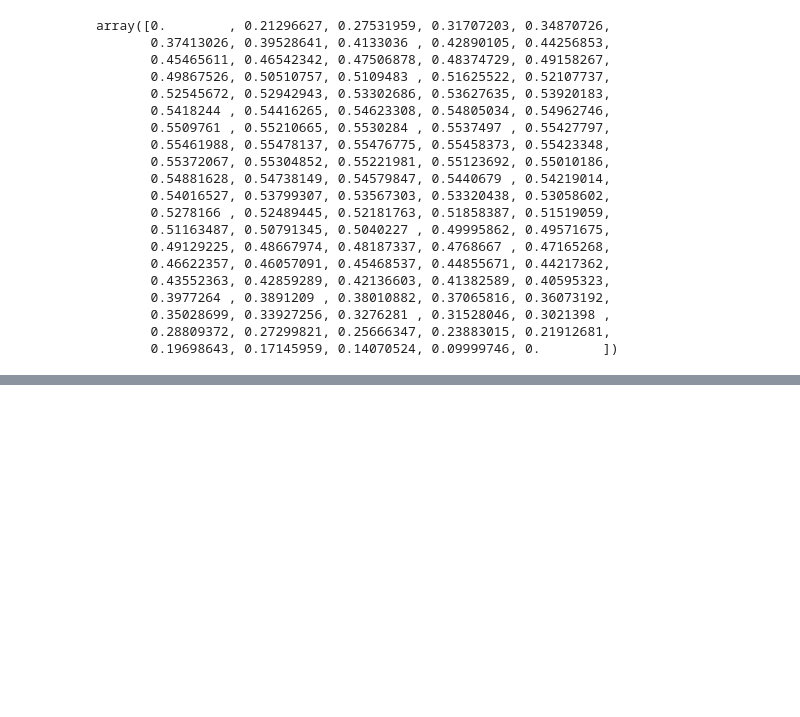
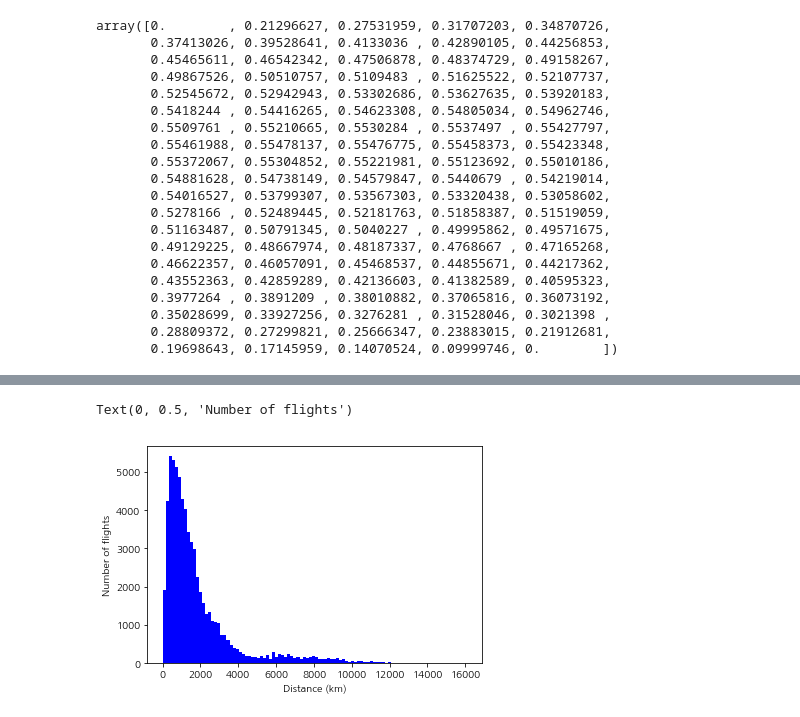
Before and after one commit to yumesaka/lecture_AI_20190306, a Jupyter notebook: notebook_test.ipynb, the cells around one changed output, grey strips where cells are left out. Saved outputs shown, nothing was run; the diff lists cells and outputs as text; code cells hidden in the pictures; blank space fills up the shorter version.

```diff
--- a/notebook_test.ipynb
+++ b/notebook_test.ipynb
@@ -113,0 +119,4 @@ plt.show()
+# %%
+for row in csv.reader(f):
+    print(row[1])
+f.close()
@@ -113,0 +141,6 @@ plt.show()
+# %%
+# import csv
+f = open("./data/airdata.dat")
+for row in csv.reader(f):
+    if row[3] == "Australia" or row[3] == "Russia":
+        print(row[1])
@@ -113,0 +172,8 @@ plt.show()
+# %%
+latitudes = {}
+longitudes = {}
+f = open("./data/airdata.dat")
+for row in csv.reader(f):
+    airport_id = row[0]
+    latitudes[airport_id] = float(row[6])
+    longitudes[airport_id] = float(row[7])
@@ -113,0 +205,19 @@ plt.show()
+# %%
+distances = []
+f = open("./data/routes.dat")
+for row in csv.reader(f):
+    source_airport = row[3]
+    dest_airport = row[5]
+    if source_airport in latitudes and dest_airport in latitudes:
+        source_lat = latitudes[source_airport]
+        source_long = longitudes[source_airport]
+        dest_lat = latitudes[dest_airport]
+        dest_long = longitudes[dest_airport]
+        distances.append(great_circle((source_lat,source_long),(dest_lat,dest_long)).km)
+# %%
+plt.hist(distances, 100,facecolor='b')
+plt.xlabel("Distance (km)")
+plt.ylabel("Number of flights")
+# %% [output]
+Text(0, 0.5, 'Number of flights')
+[figure, added]
```
Also changed, not shown: parts of 16 cells of this notebook, 1 other file.
